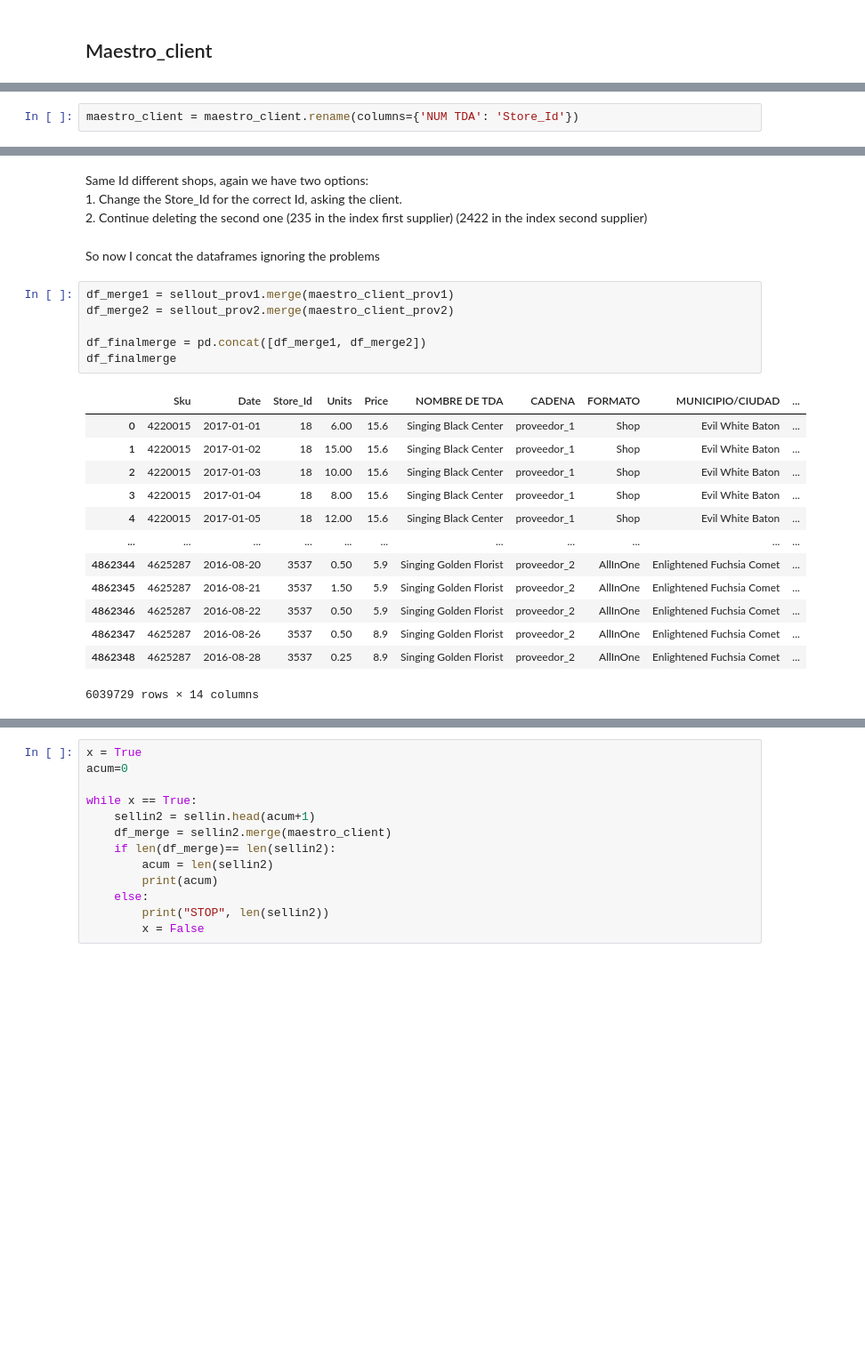
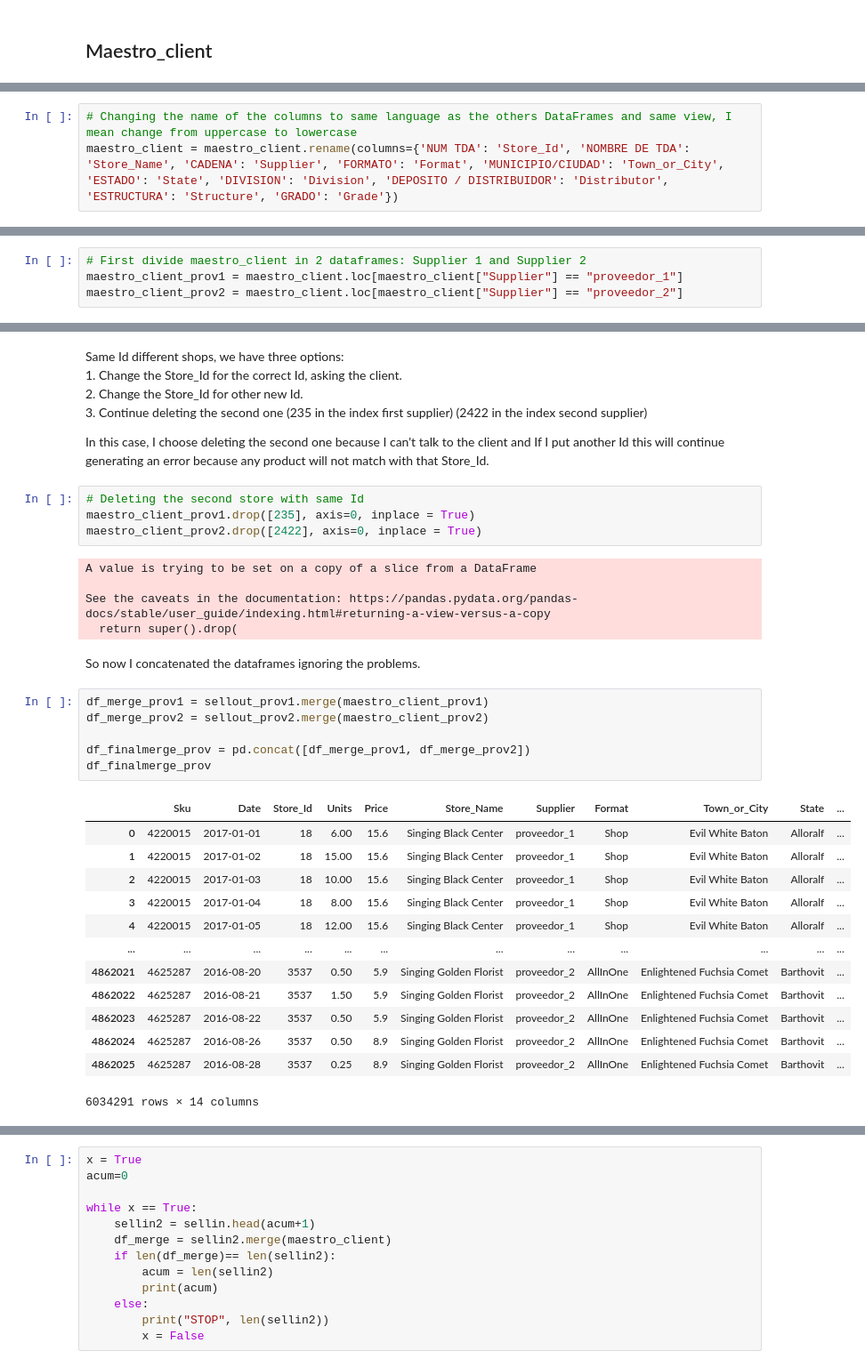
Before and after one commit to Mariacagi/Prueba_t-cnica_WA, a Jupyter notebook: src/main.ipynb, the cells around one changed output, grey strips where cells are left out. Shown: that part at 89% size. Drawn from its saved outputs; the diff is of its cells as text; blank space fills up the shorter version.

Commit message:
Finally dataframe of sellout and sellin

```diff
--- a/src/main.ipynb
+++ b/src/main.ipynb
@@ -401,2 +447,0 @@ memory usage: 191.7+ KB
-# %%
-maestro_client = maestro_client.rename(columns={'NUM TDA': 'Store_Id'})
@@ -481,0 +479,3 @@ maestro_client_prov1.loc[(maestro_client_prov1["Store_Id"] == 143),:]
+# %%
+# Changing the name of the columns to same language as the others DataFrames and same view, I mean change from uppercase to lowercase
+maestro_client = maestro_client.rename(columns={'NUM TDA': 'Store_Id', 'NOMBRE DE TDA': 'Store_Name', 'CADENA': 'Supplier', 'FORMATO': 'Format', 'MUNICIPIO/CIUDAD': 'Town_or_City', 'ESTADO': 'State', 'DIVISION': 'Division', 'DEPOSITO / DISTRIBUIDOR': 'Distributor', 'ESTRUCTURA': 'Structure', 'GRADO': 'Grade'})
@@ -481,0 +486,4 @@ maestro_client_prov1.loc[(maestro_client_prov1["Store_Id"] == 143),:]
+# %%
+# First divide maestro_client in 2 dataframes: Supplier 1 and Supplier 2
+maestro_client_prov1 = maestro_client.loc[maestro_client["Supplier"] == "proveedor_1"]
+maestro_client_prov2 = maestro_client.loc[maestro_client["Supplier"] == "proveedor_2"]
@@ -494,27 +580,39 @@ maestro_client_prov2.loc[(maestro_client_prov2["Store_Id"] == 2568),:]
 # %% [markdown]
-Same Id different shops, again we have two options:
+Same Id different shops, we have three options:
 <br />1. Change the Store_Id for the correct Id, asking the client.
-<br />2. Continue deleting the second one (235 in the index first supplier) (2422 in the index second supplier)
+<br />2. Change the Store_Id for other new Id.
+<br />3. Continue deleting the second one (235 in the index first supplier) (2422 in the index second supplier)
+
+In this case, I choose deleting the second one because I can't talk to the client and If I put another Id this will continue generating an error because any product will not match with that Store_Id.
+# %%
+# Deleting the second store with same Id
+maestro_client_prov1.drop([235], axis=0, inplace = True)
+maestro_client_prov2.drop([2422], axis=0, inplace = True)
+# %% [output]
+A value is trying to be set on a copy of a slice from a DataFrame
+
+See the caveats in the documentation: https://pandas.pydata.org/pandas-docs/stable/user_guide/indexing.html#returning-a-view-versus-a-copy
+  return super().drop(
 # %% [markdown]
-So now I concat the dataframes ignoring the problems
+So now I concatenated the dataframes ignoring the problems.
 # %%
-df_merge1 = sellout_prov1.merge(maestro_client_prov1)
-df_merge2 = sellout_prov2.merge(maestro_client_prov2)
+df_merge_prov1 = sellout_prov1.merge(maestro_client_prov1)
+df_merge_prov2 = sellout_prov2.merge(maestro_client_prov2)
 
-df_finalmerge = pd.concat([df_merge1, df_merge2])
-df_finalmerge
+df_finalmerge_prov = pd.concat([df_merge_prov1, df_merge_prov2])
+df_finalmerge_prov
 # %% [output]
-|  | Sku | Date | Store_Id | Units | Price | NOMBRE DE TDA | CADENA | FORMATO | MUNICIPIO/CIUDAD | ... |
-| 0 | 4220015 | 2017-01-01 | 18 | 6.00 | 15.6 | Singing Black Center | proveedor_1 | Shop | Evil White Baton | ... |
-| 1 | 4220015 | 2017-01-02 | 18 | 15.00 | 15.6 | Singing Black Center | proveedor_1 | Shop | Evil White Baton | ... |
-| 2 | 4220015 | 2017-01-03 | 18 | 10.00 | 15.6 | Singing Black Center | proveedor_1 | Shop | Evil White Baton | ... |
-| 3 | 4220015 | 2017-01-04 | 18 | 8.00 | 15.6 | Singing Black Center | proveedor_1 | Shop | Evil White Baton | ... |
-| 4 | 4220015 | 2017-01-05 | 18 | 12.00 | 15.6 | Singing Black Center | proveedor_1 | Shop | Evil White Baton | ... |
-| ... | ... | ... | ... | ... | ... | ... | ... | ... | ... | ... |
-| 4862344 | 4625287 | 2016-08-20 | 3537 | 0.50 | 5.9 | Singing Golden Florist | proveedor_2 | AllInOne | Enlightened Fuchsia Comet | ... |
-| 4862345 | 4625287 | 2016-08-21 | 3537 | 1.50 | 5.9 | Singing Golden Florist | proveedor_2 | AllInOne | Enlightened Fuchsia Comet | ... |
-| 4862346 | 4625287 | 2016-08-22 | 3537 | 0.50 | 5.9 | Singing Golden Florist | proveedor_2 | AllInOne | Enlightened Fuchsia Comet | ... |
-| 4862347 | 4625287 | 2016-08-26 | 3537 | 0.50 | 8.9 | Singing Golden Florist | proveedor_2 | AllInOne | Enlightened Fuchsia Comet | ... |
-| 4862348 | 4625287 | 2016-08-28 | 3537 | 0.25 | 8.9 | Singing Golden Florist | proveedor_2 | AllInOne | Enlightened Fuchsia Comet | ... |
+|  | Sku | Date | Store_Id | Units | Price | Store_Name | Supplier | Format | Town_or_City | State | ... |
+| 0 | 4220015 | 2017-01-01 | 18 | 6.00 | 15.6 | Singing Black Center | proveedor_1 | Shop | Evil White Baton | Alloralf | ... |
+| 1 | 4220015 | 2017-01-02 | 18 | 15.00 | 15.6 | Singing Black Center | proveedor_1 | Shop | Evil White Baton | Alloralf | ... |
+| 2 | 4220015 | 2017-01-03 | 18 | 10.00 | 15.6 | Singing Black Center | proveedor_1 | Shop | Evil White Baton | Alloralf | ... |
+| 3 | 4220015 | 2017-01-04 | 18 | 8.00 | 15.6 | Singing Black Center | proveedor_1 | Shop | Evil White Baton | Alloralf | ... |
+| 4 | 4220015 | 2017-01-05 | 18 | 12.00 | 15.6 | Singing Black Center | proveedor_1 | Shop | Evil White Baton | Alloralf | ... |
+| ... | ... | ... | ... | ... | ... | ... | ... | ... | ... | ... | ... |
+| 4862021 | 4625287 | 2016-08-20 | 3537 | 0.50 | 5.9 | Singing Golden Florist | proveedor_2 | AllInOne | Enlightened Fuchsia Comet | Barthovit | ... |
+| 4862022 | 4625287 | 2016-08-21 | 3537 | 1.50 | 5.9 | Singing Golden Florist | proveedor_2 | AllInOne | Enlightened Fuchsia Comet | Barthovit | ... |
+| 4862023 | 4625287 | 2016-08-22 | 3537 | 0.50 | 5.9 | Singing Golden Florist | proveedor_2 | AllInOne | Enlightened Fuchsia Comet | Barthovit | ... |
+| 4862024 | 4625287 | 2016-08-26 | 3537 | 0.50 | 8.9 | Singing Golden Florist | proveedor_2 | AllInOne | Enlightened Fuchsia Comet | Barthovit | ... |
+| 4862025 | 4625287 | 2016-08-28 | 3537 | 0.25 | 8.9 | Singing Golden Florist | proveedor_2 | AllInOne | Enlightened Fuchsia Comet | Barthovit | ... |
-6039729 rows × 14 columns
+6034291 rows × 14 columns
 # %%
```
Also changed, not shown: parts of 117 cells of this notebook, 2 other files.
